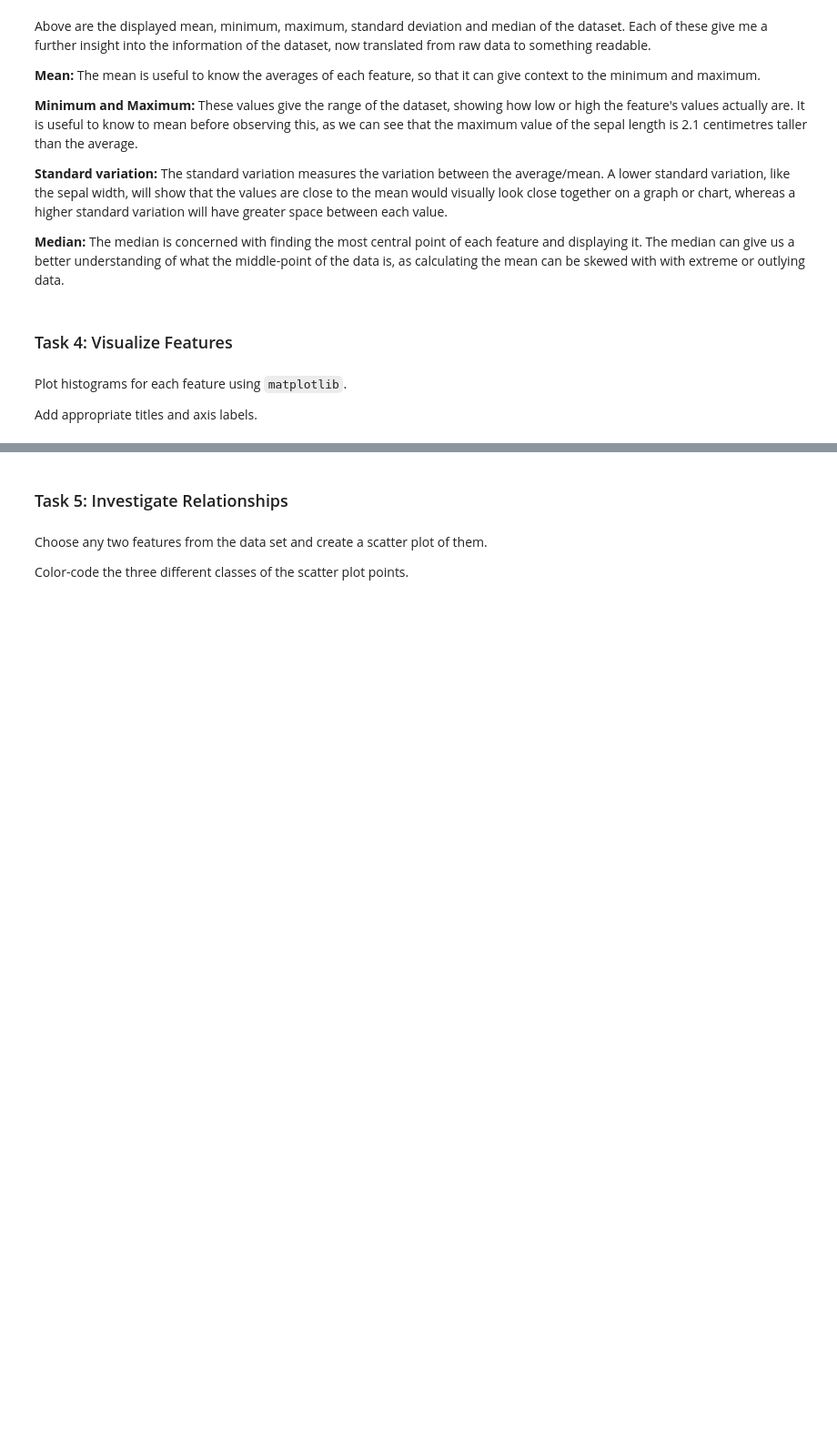
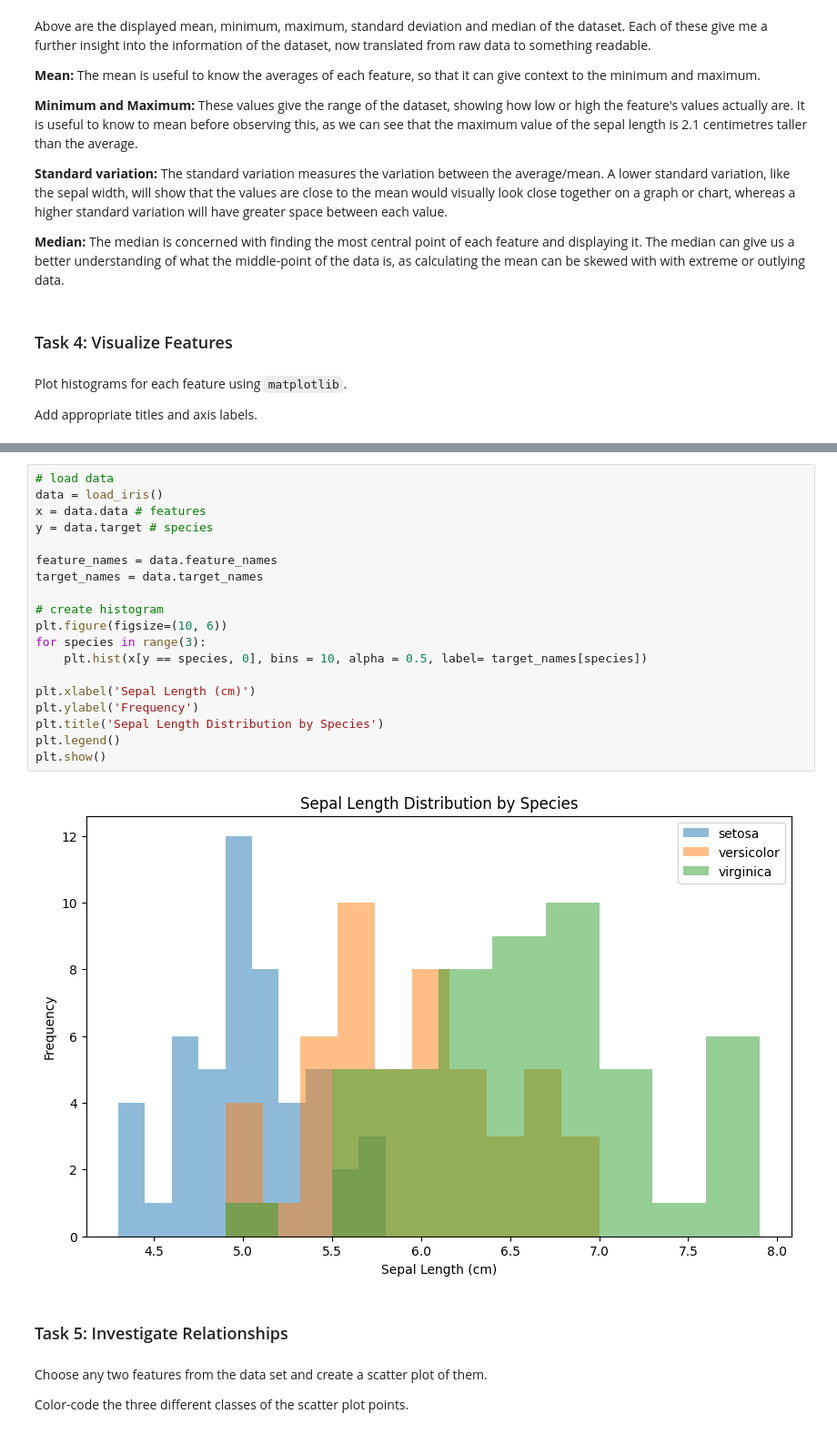
Before and after one commit to DaveyByrnes/principles_of_data_analytics, a Jupyter notebook: task.ipynb, the cells around one changed output, grey strips where cells are left out. Shown at 91% size. Drawn from its saved outputs; the diff is of its cells as text; blank space fills up the shorter version.

Commit message:
task 4 finished - histogram looking good

```diff
--- a/task.ipynb
+++ b/task.ipynb
@@ -163,3 +159,24 @@ TypeError: cannot unpack non-iterable int object
+# %%
+# load data
+data = load_iris()
+x = data.data # features
+y = data.target # species
+
+feature_names = data.feature_names
+target_names = data.target_names
+
+# create histogram
+plt.figure(figsize=(10, 6))
+for species in range(3):
+    plt.hist(x[y == species, 0], bins = 10, alpha = 0.5, label= target_names[species])
+
+plt.xlabel('Sepal Length (cm)')
+plt.ylabel('Frequency')
+plt.title('Sepal Length Distribution by Species')
+plt.legend()
+plt.show()
+# %% [output]
+[figure, added]
 # %% [markdown]
 ### Task 5: Investigate Relationships
 # %% [markdown]
```
Also changed, not shown: parts of 1 cell of this notebook.
